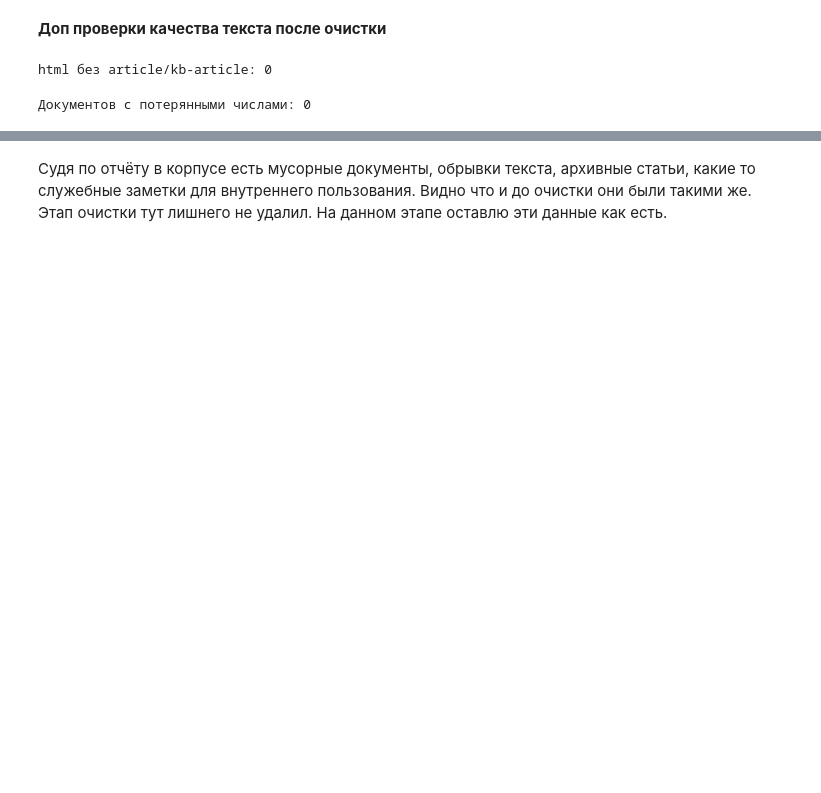
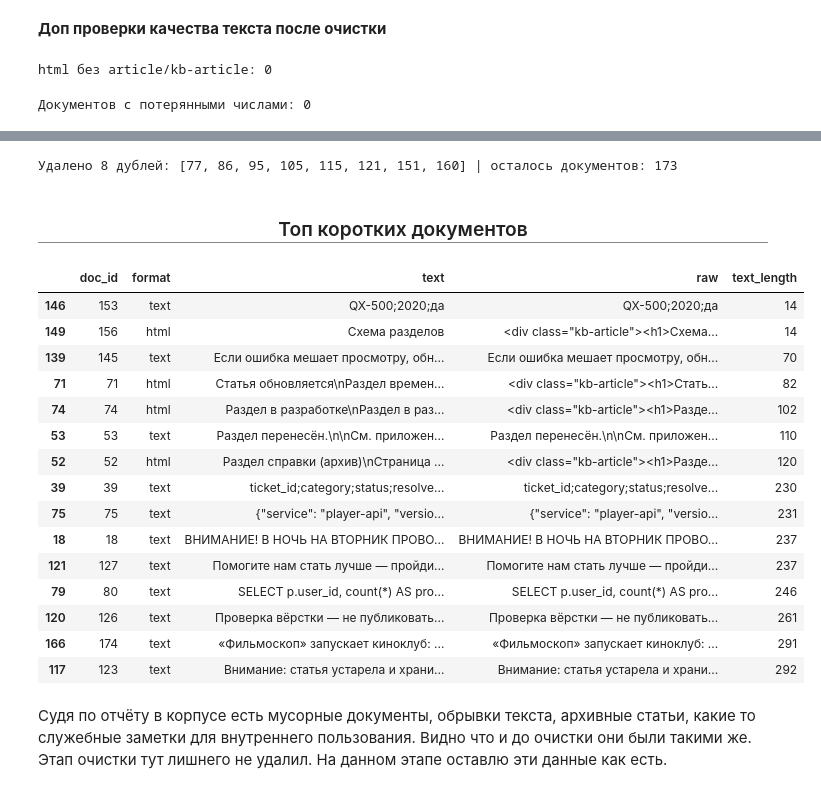
Before and after one commit to nda86/yp_rag, a Jupyter notebook: 1. Audit.ipynb, the cells around one changed output, grey strips where cells are left out. Drawn from its saved outputs; the diff is of its cells as text; code cells hidden in the pictures; blank space fills up the shorter version.

```diff
--- a/1. Audit.ipynb
+++ b/1. Audit.ipynb
@@ -15,3 +18,13 @@ from ftfy.badness import badness
+# %%
+def show(*, title: str, df: pd.DataFrame):
+    display(HTML(f"""
+        <h3 style="
+            text-align: center;
+            padding-bottom: 8px;
+            border-bottom: 1px solid #888;
+        ">{title}</h3>
+    """))
+    display(df)
 # %%
 data = json.loads(Path("filmoskop_kb.json").read_text(encoding="utf-8"))
 docs_df = pd.DataFrame(data["docs"])
@@ -330,0 +350,7 @@ with pd.option_context("display.max_colwidth", None):
+# %%
+# задаём функцию определения какой документ удалять: not_in_rel > документ с большим doc_id(я предполагаю что он добавлен позднее и стал дублем)
+def quality(doc_id: int):
+    return (doc_id in relevant_ids, -doc_id)
+
+pairs["drop"] = [min(a,b, key=quality) for a, b in zip(pairs["a"], pairs["b"])]
+show(title="Документы к удалению", df=pairs)
@@ -331,3 +368,37 @@ with pd.option_context("display.max_colwidth", None):
+# %%
+drops = set(pairs["drop"])
+assert not drops & relevant_ids, "Среди удаляемых документов есть релевантные"
+docs_df = docs_df[~docs_df["doc_id"].isin(drops)].reset_index(drop=True)
+print(f"Удалено {len(drops)} дублей:", sorted(drops), "| осталось документов:", len(docs_df))
+# %% [output]
+Удалено 8 дублей: [77, 86, 95, 105, 115, 121, 151, 160] | осталось документов: 173
+# %%
+# визуально посмотрим топ самых коротких документов
+with pd.option_context("display.max_colwidth", None):
+    show(title="Топ коротких документов", df=(
+        docs_df[["doc_id", "format", "text", "raw"]]
+        .assign(text_length=docs_df["text"].str.len())
+        .sort_values("text_length")
+        .head(15)
+    ))
+# %% [output]
+Топ коротких документов
+|  | doc_id | format | text | raw | text_length |
+| 146 | 153 | text | QX-500;2020;да | QX-500;2020;да | 14 |
+| 149 | 156 | html | Схема разделов | <div class="kb-article"><h1>Схема... | 14 |
+| 139 | 145 | text | Если ошибка мешает просмотру, обн... | Если ошибка мешает просмотру, обн... | 70 |
+| 71 | 71 | html | Статья обновляется\nРаздел времен... | <div class="kb-article"><h1>Стать... | 82 |
+| 74 | 74 | html | Раздел в разработке\nРаздел в раз... | <div class="kb-article"><h1>Разде... | 102 |
+| 53 | 53 | text | Раздел перенесён.\n\nСм. приложен... | Раздел перенесён.\n\nСм. приложен... | 110 |
+| 52 | 52 | html | Раздел справки (архив)\nСтраница ... | <div class="kb-article"><h1>Разде... | 120 |
+| 39 | 39 | text | ticket_id;category;status;resolve... | ticket_id;category;status;resolve... | 230 |
+| 75 | 75 | text | {"service": "player-api", "versio... | {"service": "player-api", "versio... | 231 |
+| 18 | 18 | text | ВНИМАНИЕ! В НОЧЬ НА ВТОРНИК ПРОВО... | ВНИМАНИЕ! В НОЧЬ НА ВТОРНИК ПРОВО... | 237 |
+| 121 | 127 | text | Помогите нам стать лучше — пройди... | Помогите нам стать лучше — пройди... | 237 |
+| 79 | 80 | text | SELECT p.user_id, count(*) AS pro... | SELECT p.user_id, count(*) AS pro... | 246 |
+| 120 | 126 | text | Проверка вёрстки — не публиковать... | Проверка вёрстки — не публиковать... | 261 |
+| 166 | 174 | text | «Фильмоскоп» запускает киноклуб: ... | «Фильмоскоп» запускает киноклуб: ... | 291 |
+| 117 | 123 | text | Внимание: статья устарела и храни... | Внимание: статья устарела и храни... | 292 |
 # %% [markdown]
 Судя по отчёту в корпусе есть мусорные документы, обрывки текста, архивные статьи, какие то служебные заметки для внутреннего пользования. Видно что и до очистки они были такими же. Этап очистки тут лишнего не удалил.
 На данном этапе оставлю эти данные как есть.
```
Also changed, not shown: parts of 17 cells of this notebook, 9 other files.
